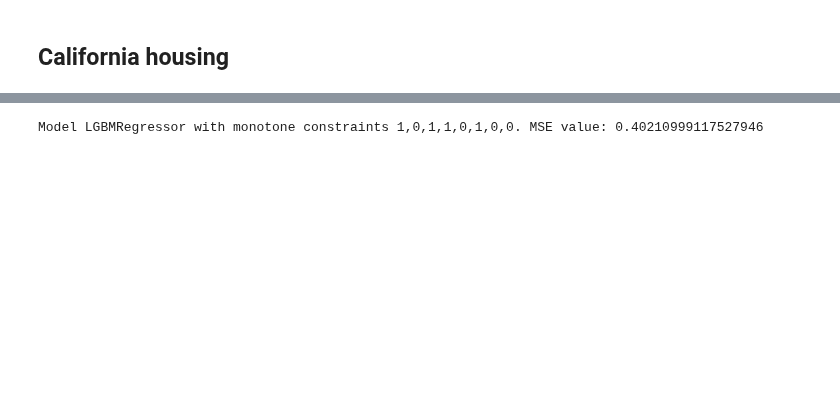
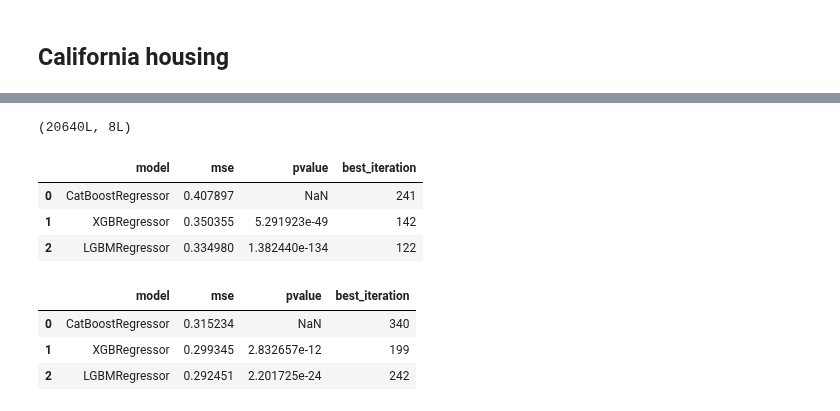
Before and after one commit to catboost/benchmarks, a Jupyter notebook: monotone_constraints/monotonic_constraints.ipynb, the cells around one changed output, grey strips where cells are left out. Drawn from its saved outputs; the diff is of its cells as text; code cells hidden in the pictures; blank space fills up the shorter version.

```diff
--- a/monotone_constraints/monotonic_constraints.ipynb
+++ b/monotone_constraints/monotonic_constraints.ipynb
@@ -304,7 +234,21 @@ Model XGBRegressor with monotone constraints (1,0,1,1,0,1,0,0). MSE value: 0.406
-# %%
-lgbm_model = lgb.LGBMRegressor(**get_regressor_house_params('lgbm'))
-lgbm_model.fit(X_house_train, y_house_train)
-
-print_loss_value(lgbm_model, X_house_test, y_house_test)
-# %% [output]
-Model LGBMRegressor with monotone constraints 1,0,1,1,0,1,0,0. MSE value: 0.40210999117527946
+# %%
+housing_data = fetch_california_housing()
+monotone_constraints=(1, 0, 1, 1, 0, 1, 0, 0)
+print(housing_data.data.shape)
+# print(housing_data.DESCR)
+# %% [output]
+(20640L, 8L)
+# %%
+eval_all_models(housing_data.data, housing_data.target, monotone_constraints, test_part=0.9)
+# %% [output]
+|  | model | mse | pvalue | best_iteration |
+| 0 | CatBoostRegressor | 0.407897 | NaN | 241 |
+| 1 | XGBRegressor | 0.350355 | 5.291923e-49 | 142 |
+| 2 | LGBMRegressor | 0.334980 | 1.382440e-134 | 122 |
+# %%
+eval_all_models(housing_data.data, housing_data.target, None, test_part=0.9)
+# %% [output]
+|  | model | mse | pvalue | best_iteration |
+| 0 | CatBoostRegressor | 0.315234 | NaN | 340 |
+| 1 | XGBRegressor | 0.299345 | 2.832657e-12 | 199 |
+| 2 | LGBMRegressor | 0.292451 | 2.201725e-24 | 242 |
```
Also changed, not shown: parts of 33 cells of this notebook.
